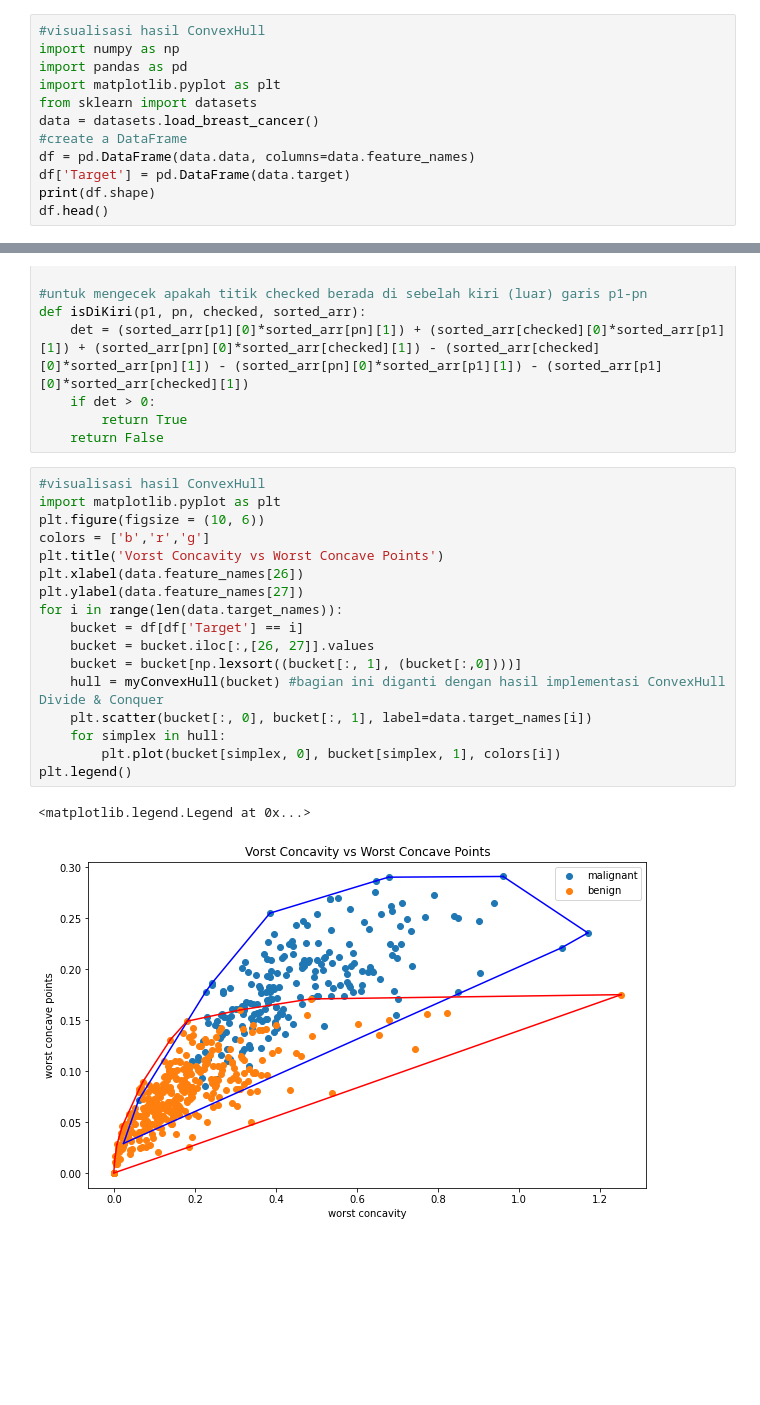
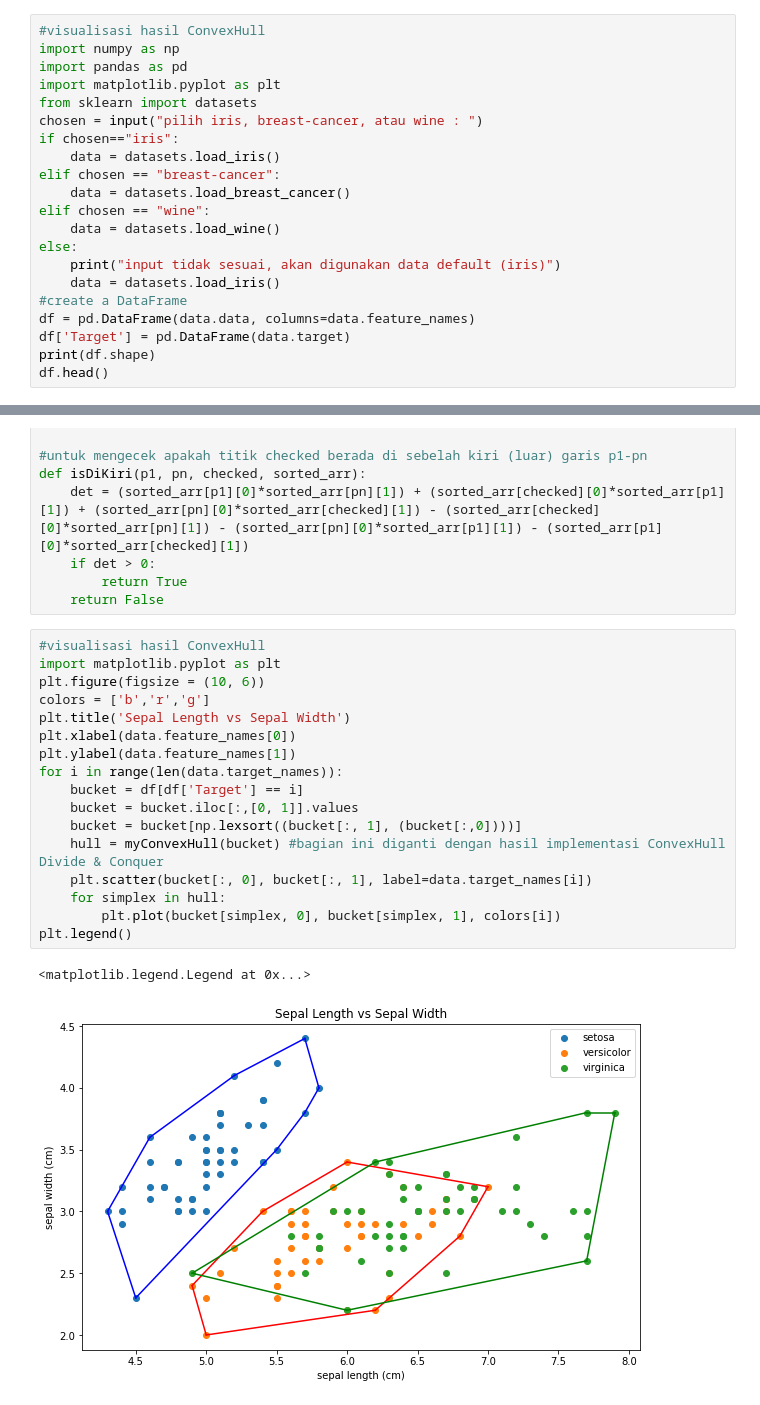
Before and after one commit to hcarissa/Tucil2_stima_13520164, a Jupyter notebook: src/main.ipynb, the cells around one changed output, grey strips where cells are left out. Drawn from its saved outputs; the diff is of its cells as text; blank space fills up the shorter version.

Commit message:
update main and readme
update main with user input, change readme because there is a user input

```diff
--- a/src/main.ipynb
+++ b/src/main.ipynb
@@ -4,7 +4,16 @@ import numpy as np
 import pandas as pd
 import matplotlib.pyplot as plt
 from sklearn import datasets
-data = datasets.load_breast_cancer()
+chosen = input("pilih iris, breast-cancer, atau wine : ")
+if chosen=="iris":
+    data = datasets.load_iris()
+elif chosen == "breast-cancer":
+    data = datasets.load_breast_cancer()
+elif chosen == "wine":
+    data = datasets.load_wine()
+else:
+    print("input tidak sesuai, akan digunakan data default (iris)")
+    data = datasets.load_iris()
 #create a DataFrame
 df = pd.DataFrame(data.data, columns=data.feature_names)
 df['Target'] = pd.DataFrame(data.target)
@@ -146,20 +154,20 @@ def isDiKiri(p1, pn, checked, sorted_arr):
 # %%
 #visualisasi hasil ConvexHull
 import matplotlib.pyplot as plt
 plt.figure(figsize = (10, 6))
 colors = ['b','r','g']
-plt.title('Vorst Concavity vs Worst Concave Points')
-plt.xlabel(data.feature_names[26])
-plt.ylabel(data.feature_names[27])
+plt.title('Sepal Length vs Sepal Width')
+plt.xlabel(data.feature_names[0])
+plt.ylabel(data.feature_names[1])
 for i in range(len(data.target_names)):
     bucket = df[df['Target'] == i]
-    bucket = bucket.iloc[:,[26, 27]].values
+    bucket = bucket.iloc[:,[0, 1]].values
     bucket = bucket[np.lexsort((bucket[:, 1], (bucket[:,0])))]
     hull = myConvexHull(bucket) #bagian ini diganti dengan hasil implementasi ConvexHull Divide & Conquer
     plt.scatter(bucket[:, 0], bucket[:, 1], label=data.target_names[i])
     for simplex in hull:
         plt.plot(bucket[simplex, 0], bucket[simplex, 1], colors[i])
 plt.legend()
 # %% [output]
 <matplotlib.legend.Legend at 0x...>
-[figure, old version]
+[figure, new version]
```
Also changed, not shown: parts of 1 cell of this notebook, 1 other file.
